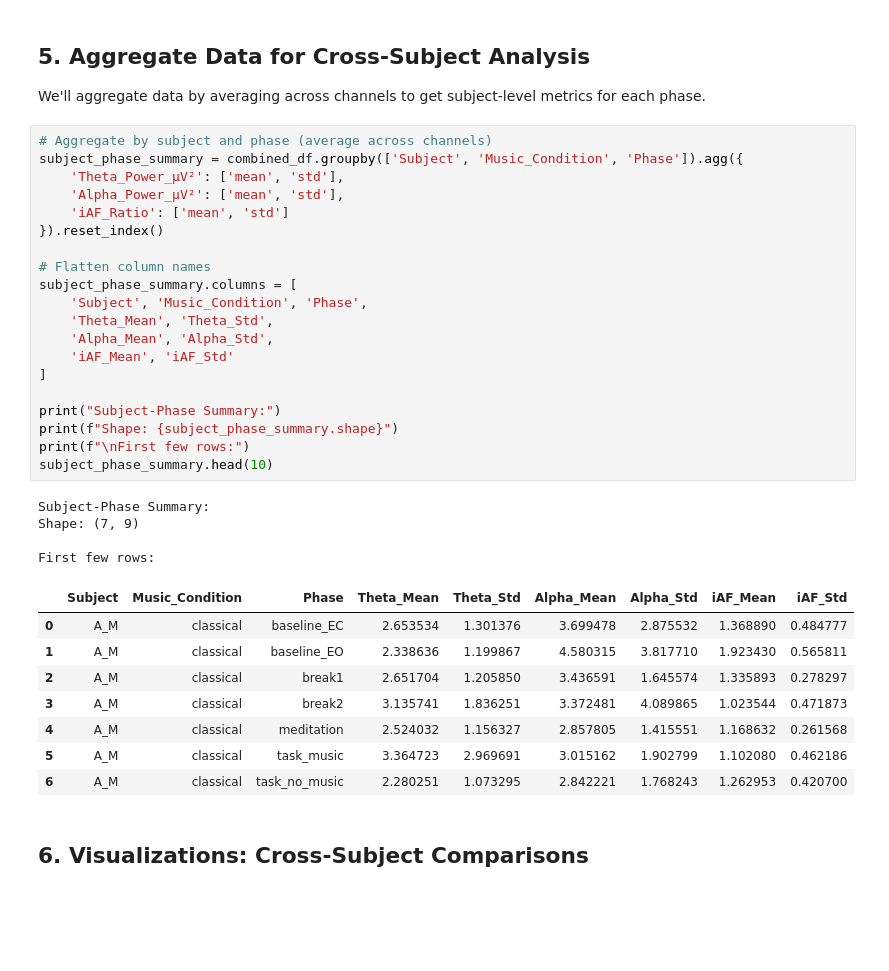
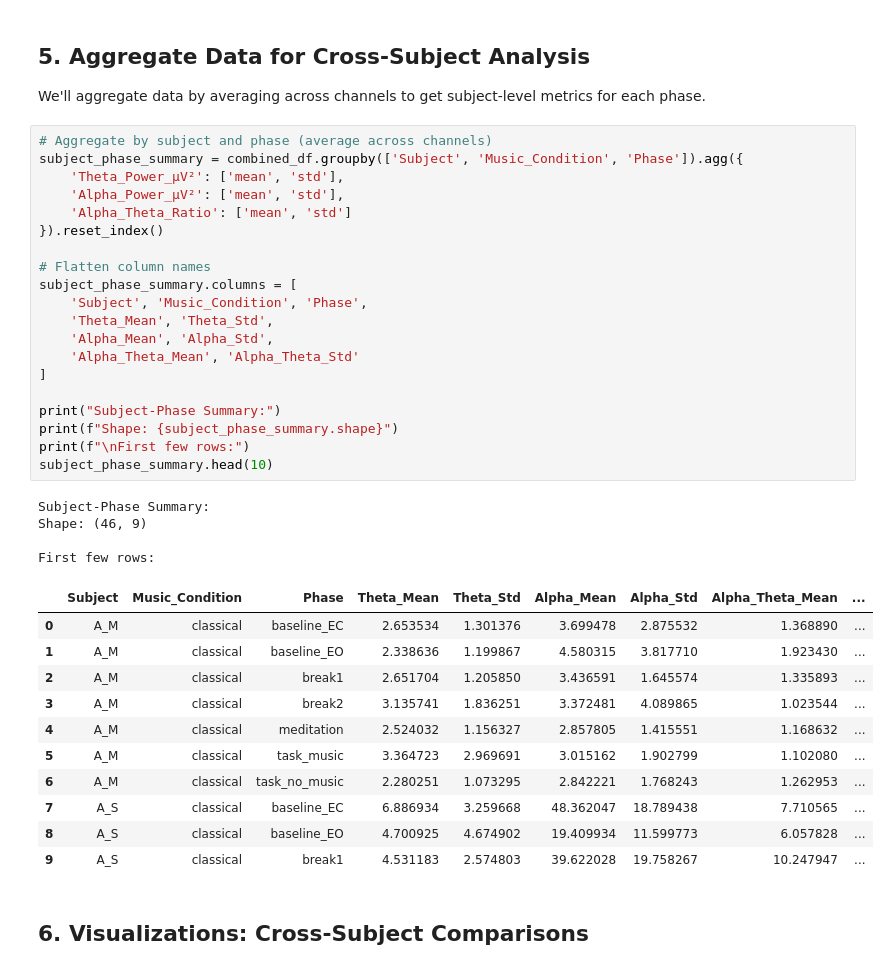
Before and after one commit to harveersingh12/EEG, a Jupyter notebook: eeg-project/comparison.ipynb, the cells around one changed output. Saved outputs shown, nothing was run; the diff lists cells and outputs as text; blank space fills up the shorter version.

```diff
--- a/eeg-project/comparison.ipynb
+++ b/eeg-project/comparison.ipynb
@@ -378,36 +433,39 @@ We'll aggregate data by averaging across channels to get subject-level metrics f
 # %%
 # Aggregate by subject and phase (average across channels)
 subject_phase_summary = combined_df.groupby(['Subject', 'Music_Condition', 'Phase']).agg({
     'Theta_Power_µV²': ['mean', 'std'],
     'Alpha_Power_µV²': ['mean', 'std'],
-    'iAF_Ratio': ['mean', 'std']
+    'Alpha_Theta_Ratio': ['mean', 'std']
 }).reset_index()
 
 # Flatten column names
 subject_phase_summary.columns = [
     'Subject', 'Music_Condition', 'Phase',
     'Theta_Mean', 'Theta_Std',
     'Alpha_Mean', 'Alpha_Std',
-    'iAF_Mean', 'iAF_Std'
+    'Alpha_Theta_Mean', 'Alpha_Theta_Std'
 ]
 
 print("Subject-Phase Summary:")
 print(f"Shape: {subject_phase_summary.shape}")
 print(f"\nFirst few rows:")
 subject_phase_summary.head(10)
 # %% [output]
 Subject-Phase Summary:
-Shape: (7, 9)
+Shape: (46, 9)
 
 First few rows:
-|  | Subject | Music_Condition | Phase | Theta_Mean | Theta_Std | Alpha_Mean | Alpha_Std | iAF_Mean | iAF_Std |
-| 0 | A_M | classical | baseline_EC | 2.653534 | 1.301376 | 3.699478 | 2.875532 | 1.368890 | 0.484777 |
-| 1 | A_M | classical | baseline_EO | 2.338636 | 1.199867 | 4.580315 | 3.817710 | 1.923430 | 0.565811 |
-| 2 | A_M | classical | break1 | 2.651704 | 1.205850 | 3.436591 | 1.645574 | 1.335893 | 0.278297 |
-| 3 | A_M | classical | break2 | 3.135741 | 1.836251 | 3.372481 | 4.089865 | 1.023544 | 0.471873 |
-| 4 | A_M | classical | meditation | 2.524032 | 1.156327 | 2.857805 | 1.415551 | 1.168632 | 0.261568 |
-| 5 | A_M | classical | task_music | 3.364723 | 2.969691 | 3.015162 | 1.902799 | 1.102080 | 0.462186 |
-| 6 | A_M | classical | task_no_music | 2.280251 | 1.073295 | 2.842221 | 1.768243 | 1.262953 | 0.420700 |
+|  | Subject | Music_Condition | Phase | Theta_Mean | Theta_Std | Alpha_Mean | Alpha_Std | Alpha_Theta_Mean | ... |
+| 0 | A_M | classical | baseline_EC | 2.653534 | 1.301376 | 3.699478 | 2.875532 | 1.368890 | ... |
+| 1 | A_M | classical | baseline_EO | 2.338636 | 1.199867 | 4.580315 | 3.817710 | 1.923430 | ... |
+| 2 | A_M | classical | break1 | 2.651704 | 1.205850 | 3.436591 | 1.645574 | 1.335893 | ... |
+| 3 | A_M | classical | break2 | 3.135741 | 1.836251 | 3.372481 | 4.089865 | 1.023544 | ... |
+| 4 | A_M | classical | meditation | 2.524032 | 1.156327 | 2.857805 | 1.415551 | 1.168632 | ... |
+| 5 | A_M | classical | task_music | 3.364723 | 2.969691 | 3.015162 | 1.902799 | 1.102080 | ... |
+| 6 | A_M | classical | task_no_music | 2.280251 | 1.073295 | 2.842221 | 1.768243 | 1.262953 | ... |
+| 7 | A_S | classical | baseline_EC | 6.886934 | 3.259668 | 48.362047 | 18.789438 | 7.710565 | ... |
+| 8 | A_S | classical | baseline_EO | 4.700925 | 4.674902 | 19.409934 | 11.599773 | 6.057828 | ... |
+| 9 | A_S | classical | break1 | 4.531183 | 2.574803 | 39.622028 | 19.758267 | 10.247947 | ... |
 # %% [markdown]
 ## 6. Visualizations: Cross-Subject Comparisons
 # %%
```
Also changed, not shown: parts of 10 cells of this notebook, 4 other files.
